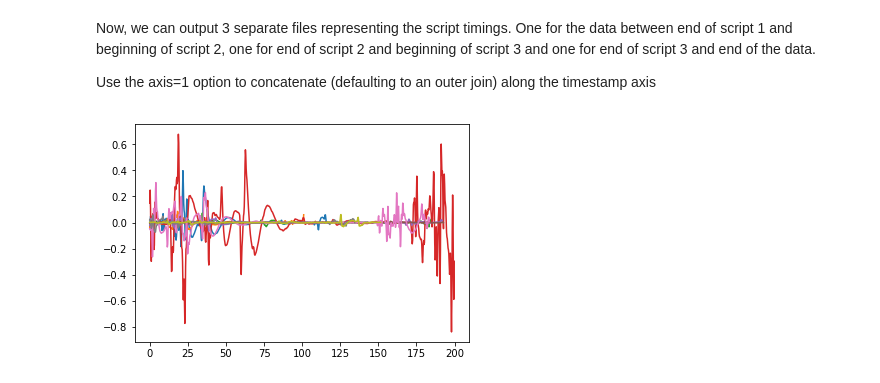
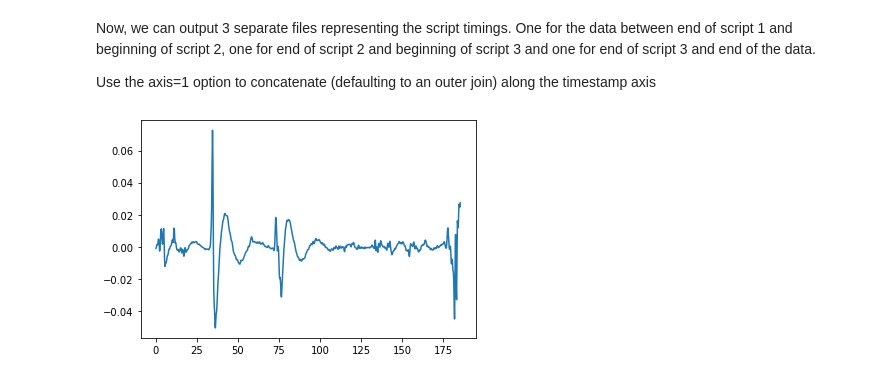
Before and after one commit to dcoh/EmpaticaE4Analysis, a Jupyter notebook: EDA_Output.ipynb, the cells around one changed output. Saved outputs shown, nothing was run; the diff lists cells and outputs as text; code cells hidden in the pictures.

Commit message:
Output stats and split all data across timestamps.  Output exploratory graphs for IBI peak finding

```diff
--- a/EDA_Output.ipynb
+++ b/EDA_Output.ipynb
@@ -202,12 +183,12 @@ output_1_2 = pd.concat(script_1_2, axis=1)
 output_2_3 = pd.concat(script_2_3, axis=1)
 output_3_end = pd.concat(script_3_end, axis=1)
 # %%
-plt.plot(output_3_end)
-plt.plot(output_1_2)
-plt.plot(output_2_3)
+plt.plot(output_3_end['002'])
+#plt.plot(output_1_2)
+#plt.plot(output_2_3)
 plt.show()
 # %% [output]
-[figure, old version]
+[figure, new version]
 # %%
 output_1_2.to_csv(output_path+"/EDA_1_2.csv", float_format='%.6f')
 output_2_3.to_csv(output_path+"/EDA_2_3.csv", float_format='%.6f')
```
Also changed, not shown: parts of 2 cells of this notebook, 2 other files.
